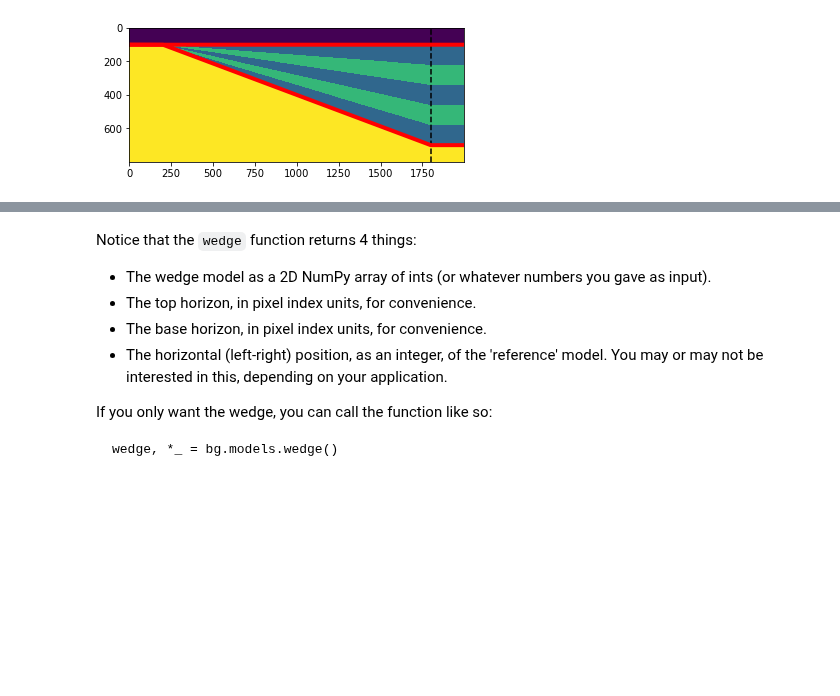
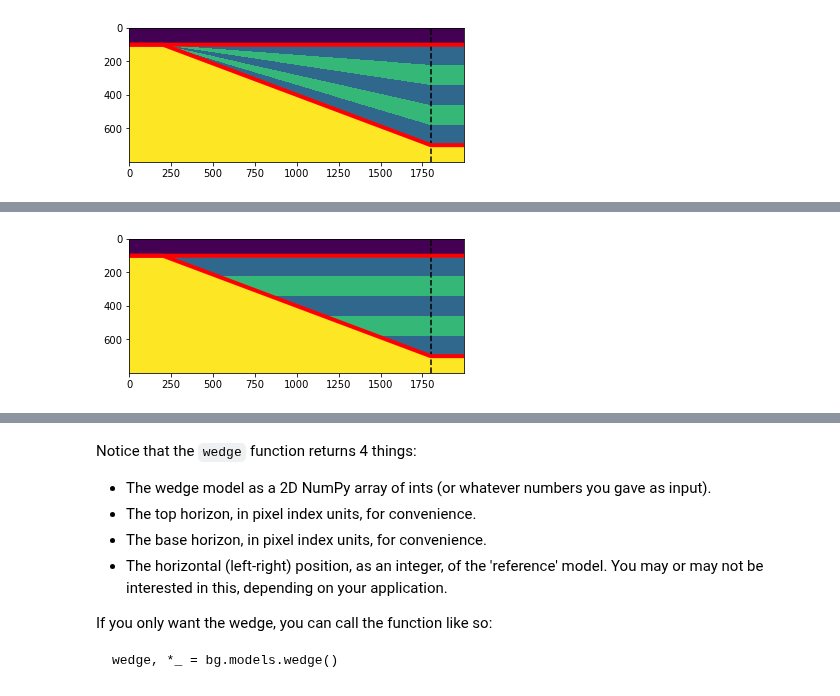
Before and after one commit to agilescientific/bruges, a Jupyter notebook: docs/_userguide/Wedge_models.ipynb, the cells around one changed output, grey strips where cells are left out. Drawn from its saved outputs; the diff is of its cells as text; code cells hidden in the pictures; blank space fills up the shorter version.

```diff
--- a/docs/_userguide/Wedge_models.ipynb
+++ b/docs/_userguide/Wedge_models.ipynb
@@ -93,0 +104,14 @@ plt.show()
+# %%
+w, top, base, ref = bg.models.wedge(depth=(100, 600, 100),
+                                    width=(200, 1600, 200),
+                                    strat=(0, (1, 2, 1, 2, 1), 3),
+                                    mode='linear', conformance='top',
+                                    )
+
+plt.imshow(w, interpolation='none')
+plt.axvline(ref, color='k', ls='--')
+plt.plot(top, 'r-', lw=4)
+plt.plot(base, 'r-', lw=4)
+plt.show()
+# %% [output]
+[figure, added]
```
Also changed, not shown: parts of 2 cells of this notebook, 6 other files.
